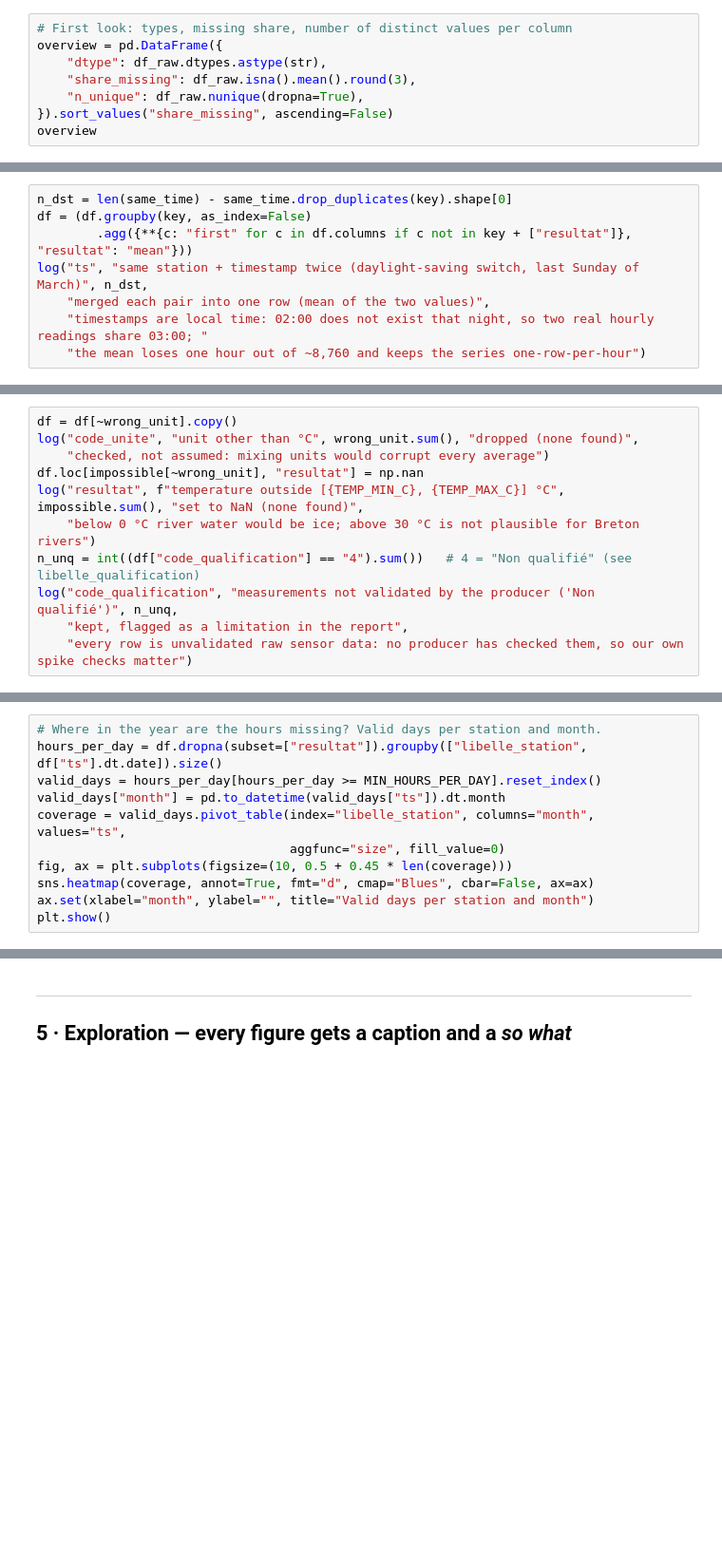
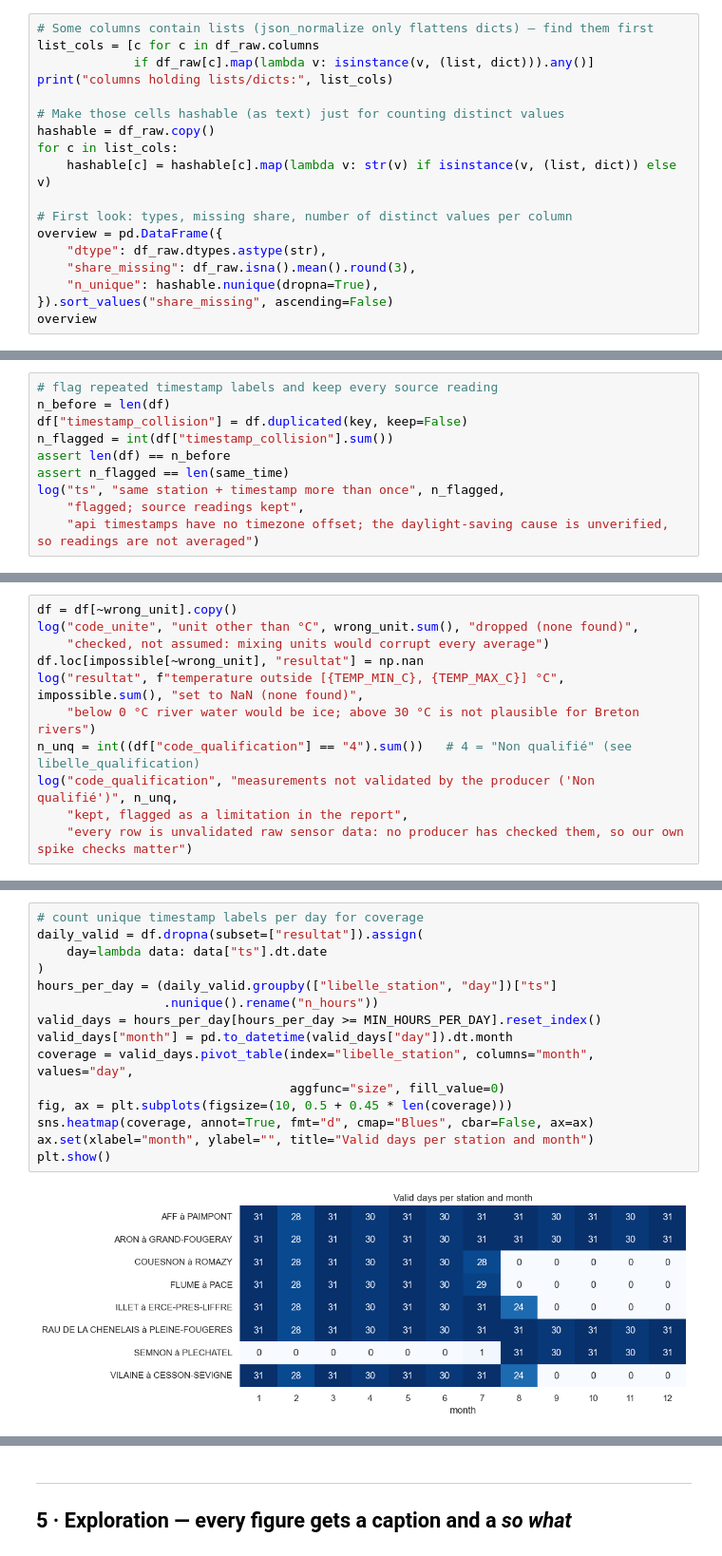
Before and after one commit to andreapenacastro/Project_07_Hubeau_River_Temperature, a Jupyter notebook: project_07_hubeau_river_temperature.ipynb, the cells around one changed output, grey strips where cells are left out. Shown at 95% size. Cells and saved outputs as stored; diff of their text form; blank space fills up the shorter version.

Commit message:
feat: update river temperature data and analysis

```diff
--- a/project_07_hubeau_river_temperature.ipynb
+++ b/project_07_hubeau_river_temperature.ipynb
@@ -155,8 +246,18 @@ df_raw.head()
 # %%
+# Some columns contain lists (json_normalize only flattens dicts) — find them first
+list_cols = [c for c in df_raw.columns
+             if df_raw[c].map(lambda v: isinstance(v, (list, dict))).any()]
+print("columns holding lists/dicts:", list_cols)
+
+# Make those cells hashable (as text) just for counting distinct values
+hashable = df_raw.copy()
+for c in list_cols:
+    hashable[c] = hashable[c].map(lambda v: str(v) if isinstance(v, (list, dict)) else v)
+
 # First look: types, missing share, number of distinct values per column
 overview = pd.DataFrame({
     "dtype": df_raw.dtypes.astype(str),
     "share_missing": df_raw.isna().mean().round(3),
-    "n_unique": df_raw.nunique(dropna=True),
+    "n_unique": hashable.nunique(dropna=True),
 }).sort_values("share_missing", ascending=False)
 overview
@@ -250,9 +482,11 @@ same_time[["libelle_station", "date_mesure_temp", "heure_mesure_temp", "resultat
-# %%
-n_dst = len(same_time) - same_time.drop_duplicates(key).shape[0]
-df = (df.groupby(key, as_index=False)
-        .agg({**{c: "first" for c in df.columns if c not in key + ["resultat"]}, "resultat": "mean"}))
-log("ts", "same station + timestamp twice (daylight-saving switch, last Sunday of March)", n_dst,
-    "merged each pair into one row (mean of the two values)",
-    "timestamps are local time: 02:00 does not exist that night, so two real hourly readings share 03:00; "
-    "the mean loses one hour out of ~8,760 and keeps the series one-row-per-hour")
+# %%
+# flag repeated timestamp labels and keep every source reading
+n_before = len(df)
+df["timestamp_collision"] = df.duplicated(key, keep=False)
+n_flagged = int(df["timestamp_collision"].sum())
+assert len(df) == n_before
+assert n_flagged == len(same_time)
+log("ts", "same station + timestamp more than once", n_flagged,
+    "flagged; source readings kept",
+    "api timestamps have no timezone offset; the daylight-saving cause is unverified, so readings are not averaged")
 # %% [markdown]
@@ -290,14 +542,20 @@ per_station
 # %%
-# Where in the year are the hours missing? Valid days per station and month.
-hours_per_day = df.dropna(subset=["resultat"]).groupby(["libelle_station", df["ts"].dt.date]).size()
+# count unique timestamp labels per day for coverage
+daily_valid = df.dropna(subset=["resultat"]).assign(
+    day=lambda data: data["ts"].dt.date
+)
+hours_per_day = (daily_valid.groupby(["libelle_station", "day"])["ts"]
+                 .nunique().rename("n_hours"))
 valid_days = hours_per_day[hours_per_day >= MIN_HOURS_PER_DAY].reset_index()
-valid_days["month"] = pd.to_datetime(valid_days["ts"]).dt.month
-coverage = valid_days.pivot_table(index="libelle_station", columns="month", values="ts",
+valid_days["month"] = pd.to_datetime(valid_days["day"]).dt.month
+coverage = valid_days.pivot_table(index="libelle_station", columns="month", values="day",
                                   aggfunc="size", fill_value=0)
 fig, ax = plt.subplots(figsize=(10, 0.5 + 0.45 * len(coverage)))
 sns.heatmap(coverage, annot=True, fmt="d", cmap="Blues", cbar=False, ax=ax)
 ax.set(xlabel="month", ylabel="", title="Valid days per station and month")
 plt.show()
+# %% [output]
+[figure, added]
 # %%
 # Test: does missingness depend on the season (MAR) or is it spread evenly (MCAR)?
 season = {12: "winter", 1: "winter", 2: "winter", 3: "spring", 4: "spring", 5: "spring",
```
Also changed, not shown: parts of 44 cells of this notebook, 7 other files.
